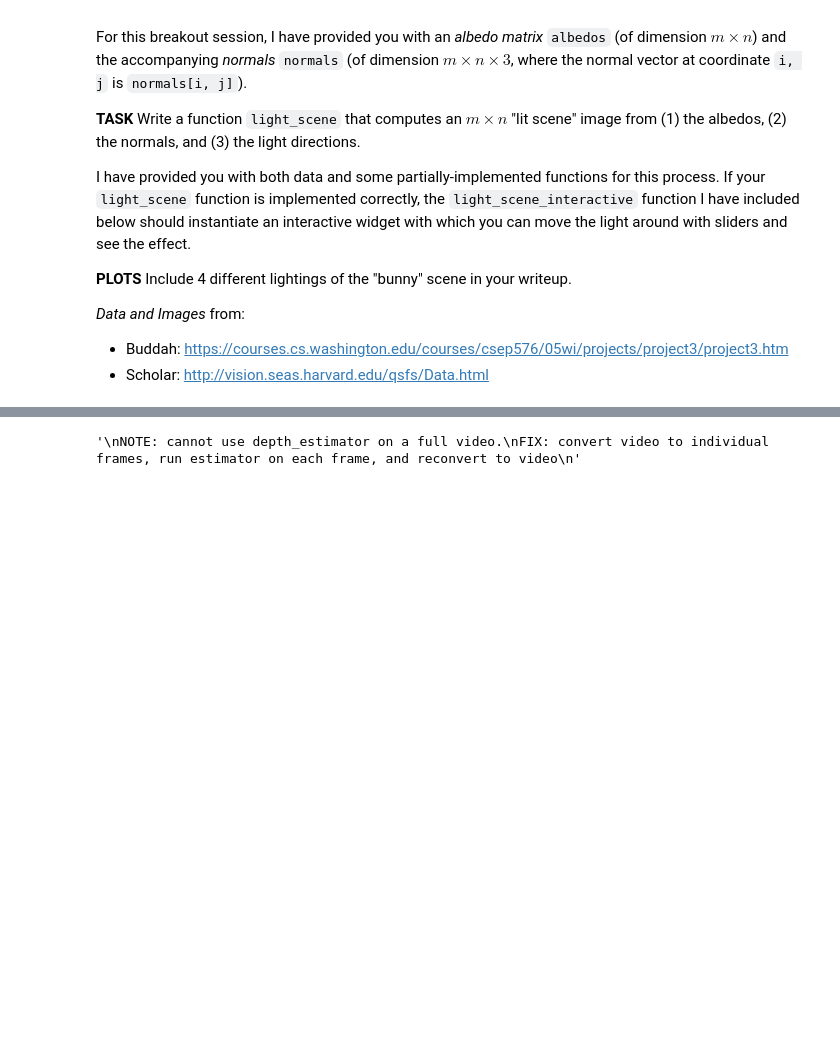
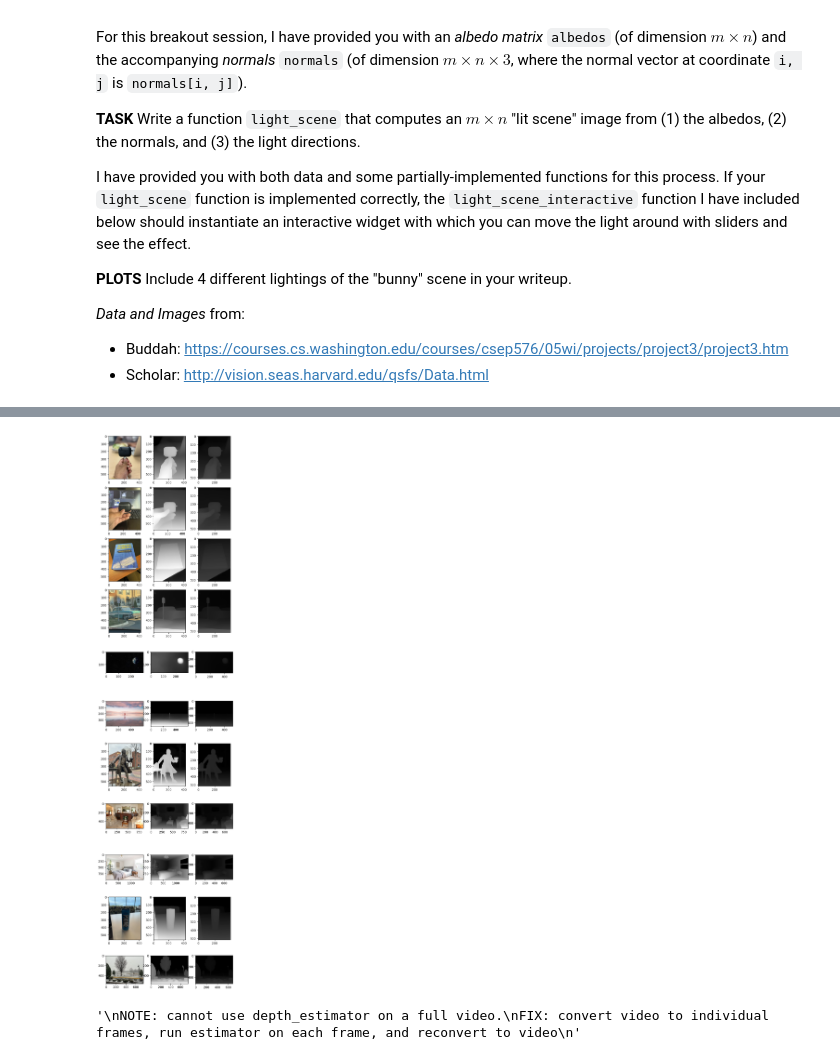
Before and after one commit to mohamedshaik272/Optimal-Path-Navigation, a Jupyter notebook: environment_nav.ipynb, the cells around one changed output, grey strips where cells are left out. Cells and saved outputs as stored; diff of their text form; code cells hidden in the pictures; blank space fills up the shorter version.

Commit message:
Condensed printing images into a single for-loop

```diff
--- a/environment_nav.ipynb
+++ b/environment_nav.ipynb
@@ -124,3 +51,31 @@ output["depth"]
+# %%
+display_count = None
+grid_out = 0
+orig_img = ""
+num_cols = 3
+image_paths = os.listdir("./images")
+
+if (display_count == None):
+    display_count = len(image_paths)
+
+plt.figure(figsize=(2.5 * num_cols, 3 * display_count))
+for ind, f in enumerate(image_paths):
+    if (ind == display_count):
+        break
+
+    plt.subplot(display_count, num_cols, ind * num_cols + 1)
+    orig_img = Image.open(f"images/{f}")
+    plt.imshow(orig_img)
+
+    plt.subplot(display_count, num_cols, ind * num_cols + 2)
+    grid_out = depth_estimator(f"images/{f}")
+    plt.imshow(grid_out["depth"], cmap='gray', vmin=0, vmax=255)
+
+    plt.subplot(display_count, num_cols, ind * num_cols + 3)
+    grid_out = depth_estimator(f"images/{f}")
+    plt.imshow(grid_out["predicted_depth"][0], cmap='gray', vmin=0, vmax=255)
+# %% [output]
+[figure, added]
 # %%
 """
 NOTE: cannot use depth_estimator on a full video.
```
Also changed, not shown: parts of 15 cells of this notebook.
